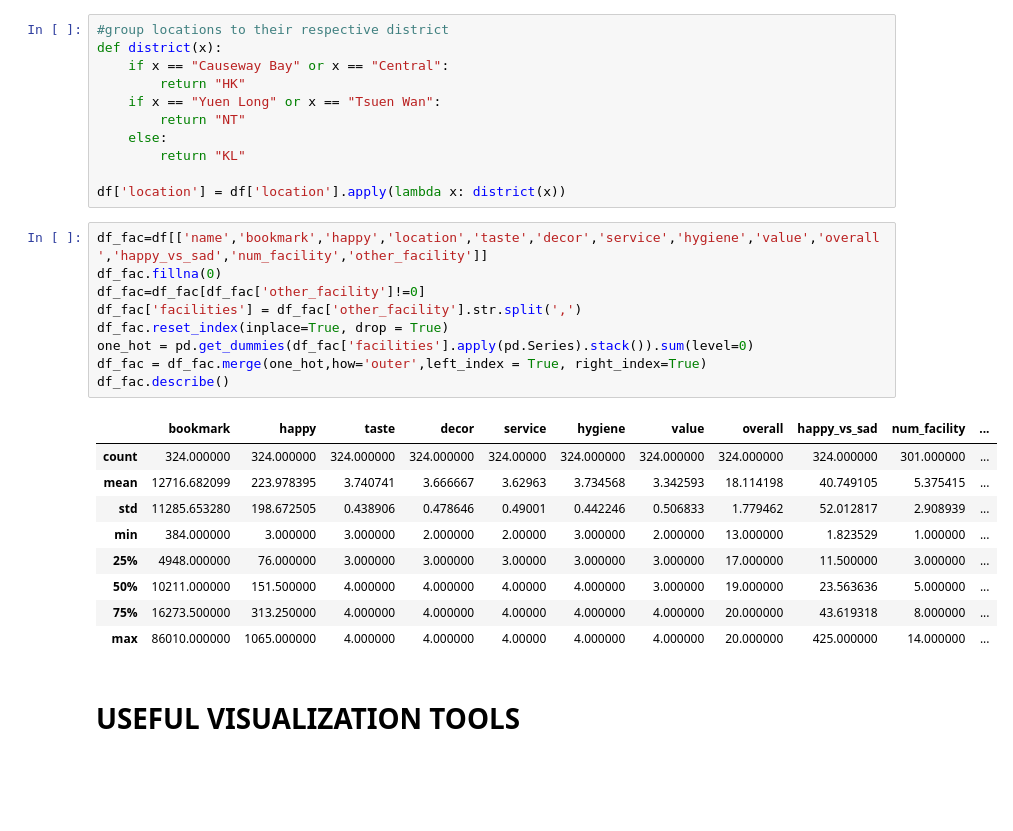
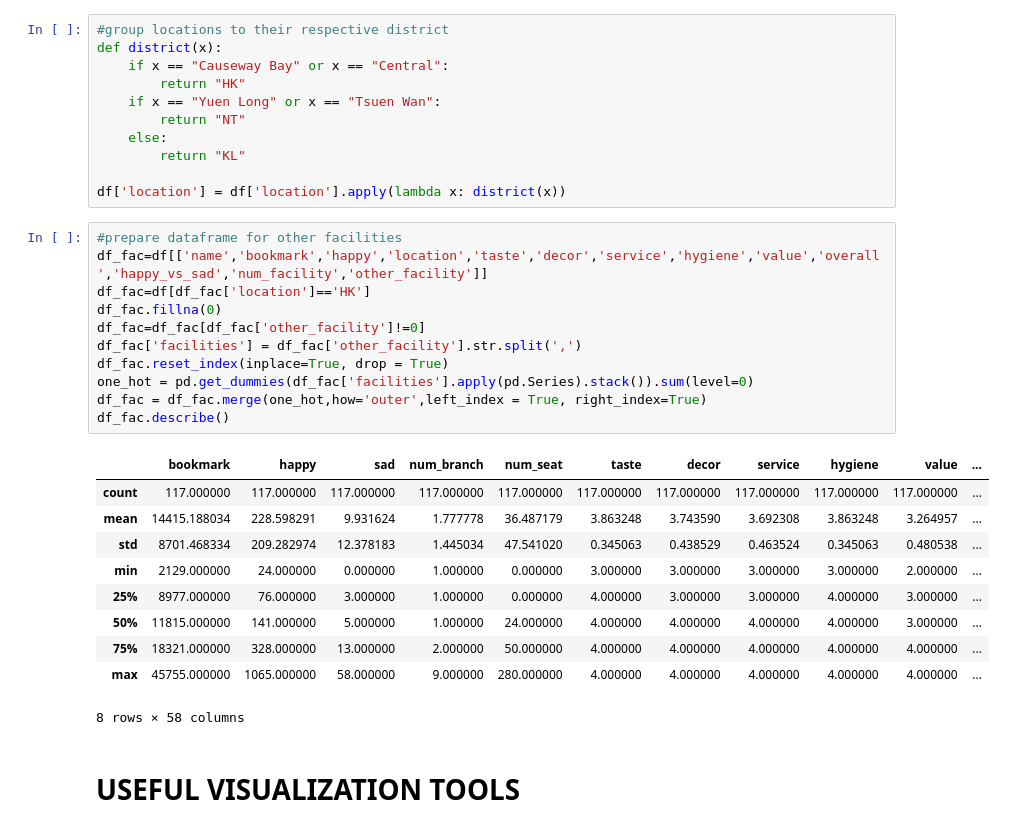
Before and after one commit to noodleconference/ISOM3400, a Jupyter notebook: MAIN_ANALYSIS.ipynb, the cells around one changed output. Drawn from its saved outputs; the diff is of its cells as text; blank space fills up the shorter version.

```diff
--- a/MAIN_ANALYSIS.ipynb
+++ b/MAIN_ANALYSIS.ipynb
@@ -88,24 +88,27 @@ def district(x):
 
 df['location'] = df['location'].apply(lambda x: district(x))
 # %%
+#prepare dataframe for other facilities
 df_fac=df[['name','bookmark','happy','location','taste','decor','service','hygiene','value','overall','happy_vs_sad','num_facility','other_facility']]
+df_fac=df[df_fac['location']=='HK']
 df_fac.fillna(0)
 df_fac=df_fac[df_fac['other_facility']!=0]
 df_fac['facilities'] = df_fac['other_facility'].str.split(',')
 df_fac.reset_index(inplace=True, drop = True)
 one_hot = pd.get_dummies(df_fac['facilities'].apply(pd.Series).stack()).sum(level=0)
 df_fac = df_fac.merge(one_hot,how='outer',left_index = True, right_index=True)
 df_fac.describe()
 # %% [output]
-|  | bookmark | happy | taste | decor | service | hygiene | value | overall | happy_vs_sad | num_facility | ... |
-| count | 324.000000 | 324.000000 | 324.000000 | 324.000000 | 324.00000 | 324.000000 | 324.000000 | 324.000000 | 324.000000 | 301.000000 | ... |
-| mean | 12716.682099 | 223.978395 | 3.740741 | 3.666667 | 3.62963 | 3.734568 | 3.342593 | 18.114198 | 40.749105 | 5.375415 | ... |
-| std | 11285.653280 | 198.672505 | 0.438906 | 0.478646 | 0.49001 | 0.442246 | 0.506833 | 1.779462 | 52.012817 | 2.908939 | ... |
-| min | 384.000000 | 3.000000 | 3.000000 | 2.000000 | 2.00000 | 3.000000 | 2.000000 | 13.000000 | 1.823529 | 1.000000 | ... |
-| 25% | 4948.000000 | 76.000000 | 3.000000 | 3.000000 | 3.00000 | 3.000000 | 3.000000 | 17.000000 | 11.500000 | 3.000000 | ... |
-| 50% | 10211.000000 | 151.500000 | 4.000000 | 4.000000 | 4.00000 | 4.000000 | 3.000000 | 19.000000 | 23.563636 | 5.000000 | ... |
-| 75% | 16273.500000 | 313.250000 | 4.000000 | 4.000000 | 4.00000 | 4.000000 | 4.000000 | 20.000000 | 43.619318 | 8.000000 | ... |
-| max | 86010.000000 | 1065.000000 | 4.000000 | 4.000000 | 4.00000 | 4.000000 | 4.000000 | 20.000000 | 425.000000 | 14.000000 | ... |
+|  | bookmark | happy | sad | num_branch | num_seat | taste | decor | service | hygiene | value | ... |
+| count | 117.000000 | 117.000000 | 117.000000 | 117.000000 | 117.000000 | 117.000000 | 117.000000 | 117.000000 | 117.000000 | 117.000000 | ... |
+| mean | 14415.188034 | 228.598291 | 9.931624 | 1.777778 | 36.487179 | 3.863248 | 3.743590 | 3.692308 | 3.863248 | 3.264957 | ... |
+| std | 8701.468334 | 209.282974 | 12.378183 | 1.445034 | 47.541020 | 0.345063 | 0.438529 | 0.463524 | 0.345063 | 0.480538 | ... |
+| min | 2129.000000 | 24.000000 | 0.000000 | 1.000000 | 0.000000 | 3.000000 | 3.000000 | 3.000000 | 3.000000 | 2.000000 | ... |
+| 25% | 8977.000000 | 76.000000 | 3.000000 | 1.000000 | 0.000000 | 4.000000 | 3.000000 | 3.000000 | 4.000000 | 3.000000 | ... |
+| 50% | 11815.000000 | 141.000000 | 5.000000 | 1.000000 | 24.000000 | 4.000000 | 4.000000 | 4.000000 | 4.000000 | 3.000000 | ... |
+| 75% | 18321.000000 | 328.000000 | 13.000000 | 2.000000 | 50.000000 | 4.000000 | 4.000000 | 4.000000 | 4.000000 | 4.000000 | ... |
+| max | 45755.000000 | 1065.000000 | 58.000000 | 9.000000 | 280.000000 | 4.000000 | 4.000000 | 4.000000 | 4.000000 | 4.000000 | ... |
+8 rows × 58 columns
 # %% [markdown]
 <h1>USEFUL VISUALIZATION TOOLS
 # %%
```
Also changed, not shown: parts of 2 cells of this notebook.
